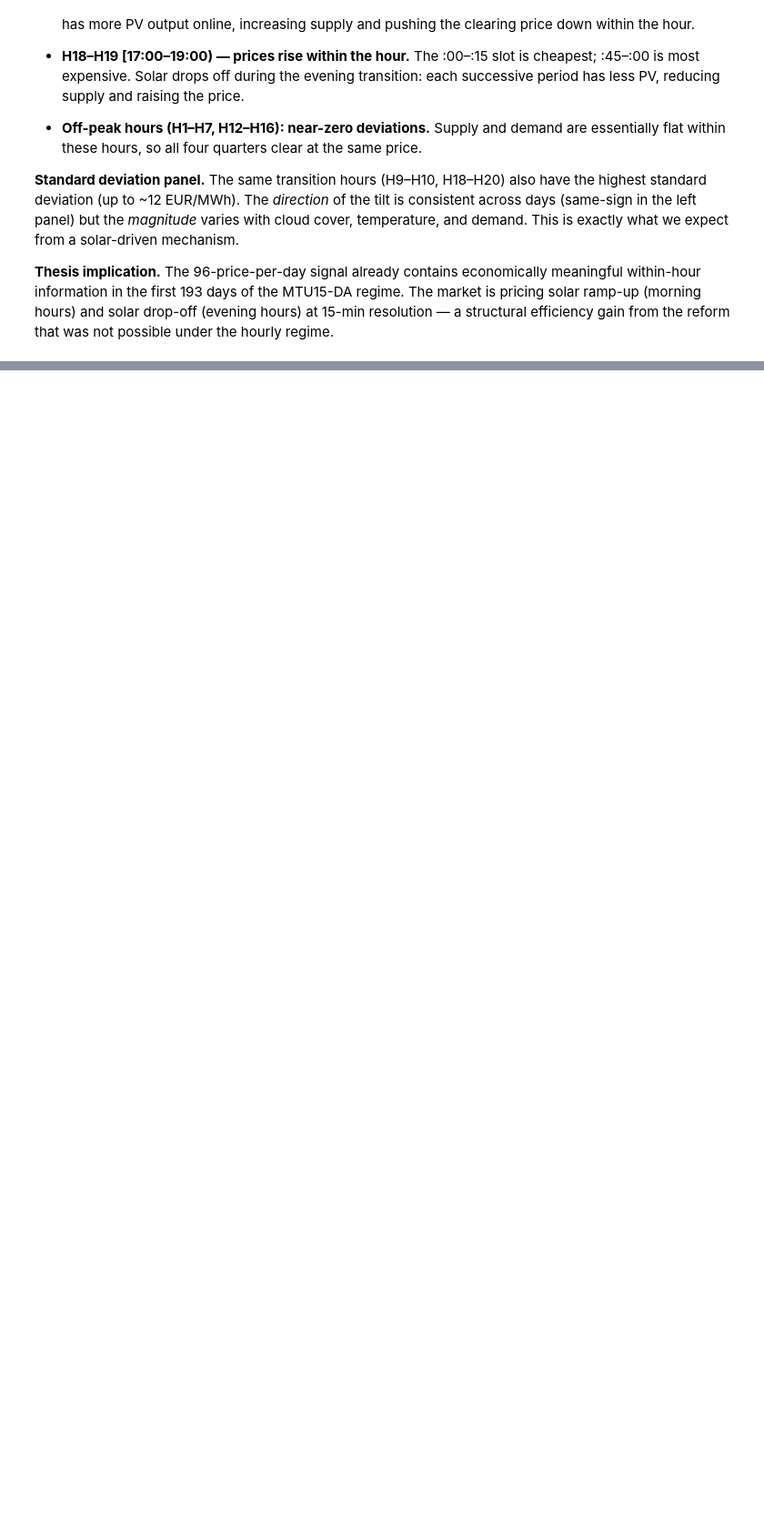
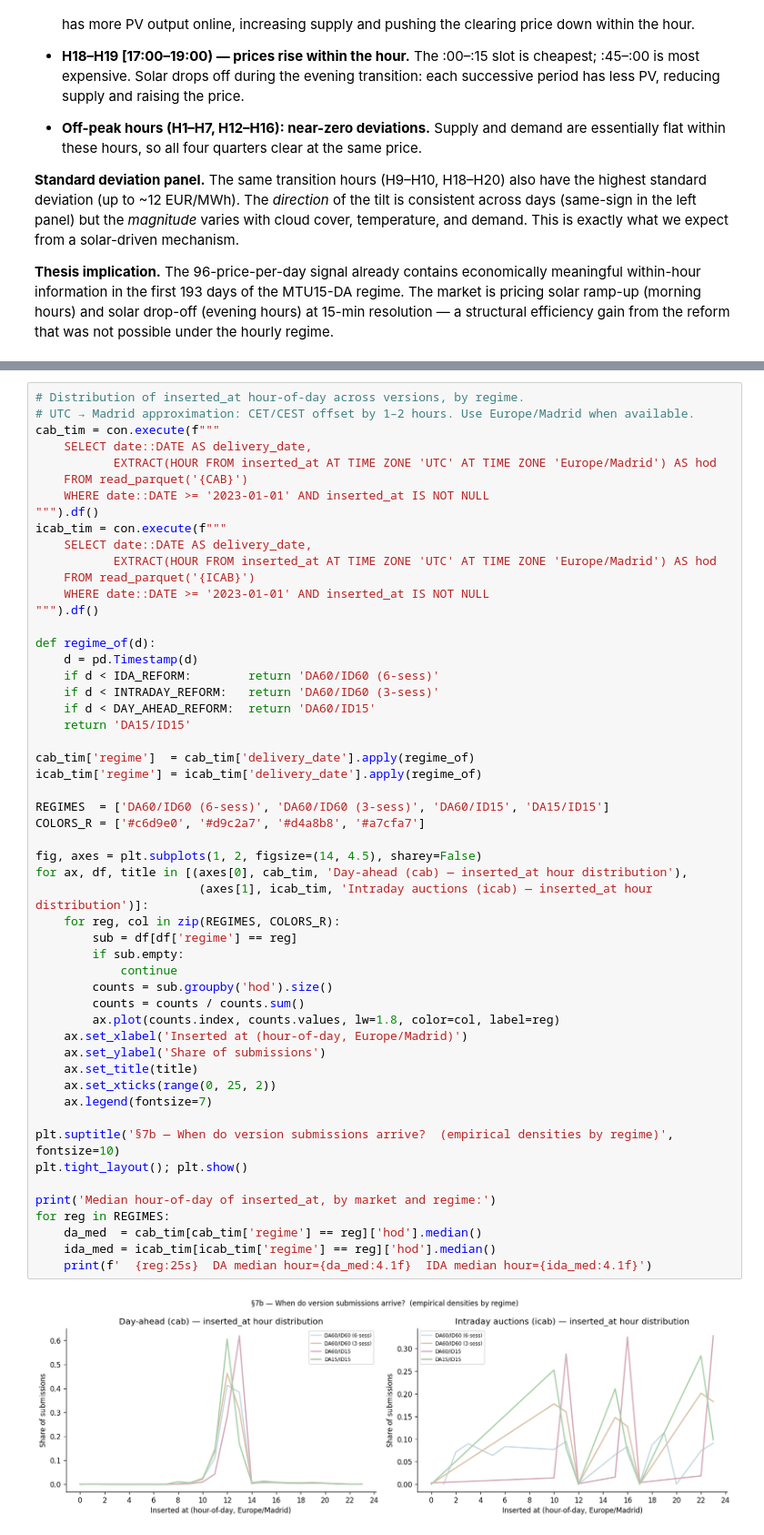
Before and after one commit to PabloParamioPerez/mtu15_project, a Jupyter notebook: explore/02_bidding_behaviour.ipynb, the cells around one changed output, grey strips where cells are left out. Shown at 91% size. Saved outputs shown, nothing was run; the diff lists cells and outputs as text; blank space fills up the shorter version.

```diff
--- a/explore/02_bidding_behaviour.ipynb
+++ b/explore/02_bidding_behaviour.ipynb
@@ -3187,0 +3304,55 @@ hour_of_day
+# %%
+# Distribution of inserted_at hour-of-day across versions, by regime.
+# UTC → Madrid approximation: CET/CEST offset by 1–2 hours. Use Europe/Madrid when available.
+cab_tim = con.execute(f"""
+    SELECT date::DATE AS delivery_date,
+           EXTRACT(HOUR FROM inserted_at AT TIME ZONE 'UTC' AT TIME ZONE 'Europe/Madrid') AS hod
+    FROM read_parquet('{CAB}')
+    WHERE date::DATE >= '2023-01-01' AND inserted_at IS NOT NULL
+""").df()
+icab_tim = con.execute(f"""
+    SELECT date::DATE AS delivery_date,
+           EXTRACT(HOUR FROM inserted_at AT TIME ZONE 'UTC' AT TIME ZONE 'Europe/Madrid') AS hod
+    FROM read_parquet('{ICAB}')
+    WHERE date::DATE >= '2023-01-01' AND inserted_at IS NOT NULL
+""").df()
+
+def regime_of(d):
+    d = pd.Timestamp(d)
+    if d < IDA_REFORM:        return 'DA60/ID60 (6-sess)'
+    if d < INTRADAY_REFORM:   return 'DA60/ID60 (3-sess)'
+    if d < DAY_AHEAD_REFORM:  return 'DA60/ID15'
+    return 'DA15/ID15'
+
+cab_tim['regime']  = cab_tim['delivery_date'].apply(regime_of)
+icab_tim['regime'] = icab_tim['delivery_date'].apply(regime_of)
+
+REGIMES  = ['DA60/ID60 (6-sess)', 'DA60/ID60 (3-sess)', 'DA60/ID15', 'DA15/ID15']
+COLORS_R = ['#c6d9e0', '#d9c2a7', '#d4a8b8', '#a7cfa7']
+
+fig, axes = plt.subplots(1, 2, figsize=(14, 4.5), sharey=False)
+for ax, df, title in [(axes[0], cab_tim, 'Day-ahead (cab) — inserted_at hour distribution'),
+                       (axes[1], icab_tim, 'Intraday auctions (icab) — inserted_at hour distribution')]:
+    for reg, col in zip(REGIMES, COLORS_R):
+        sub = df[df['regime'] == reg]
+        if sub.empty:
+            continue
+        counts = sub.groupby('hod').size()
+        counts = counts / counts.sum()
+        ax.plot(counts.index, counts.values, lw=1.8, color=col, label=reg)
+    ax.set_xlabel('Inserted at (hour-of-day, Europe/Madrid)')
+    ax.set_ylabel('Share of submissions')
+    ax.set_title(title)
+    ax.set_xticks(range(0, 25, 2))
+    ax.legend(fontsize=7)
+
+plt.suptitle('§7b — When do version submissions arrive?  (empirical densities by regime)', fontsize=10)
+plt.tight_layout(); plt.show()
+
+print('Median hour-of-day of inserted_at, by market and regime:')
+for reg in REGIMES:
+    da_med  = cab_tim[cab_tim['regime'] == reg]['hod'].median()
+    ida_med = icab_tim[icab_tim['regime'] == reg]['hod'].median()
+    print(f'  {reg:25s}  DA median hour={da_med:4.1f}  IDA median hour={ida_med:4.1f}')
+# %% [output]
+[figure, added]
```
Also changed, not shown: parts of 11 cells of this notebook, 3 other files.
